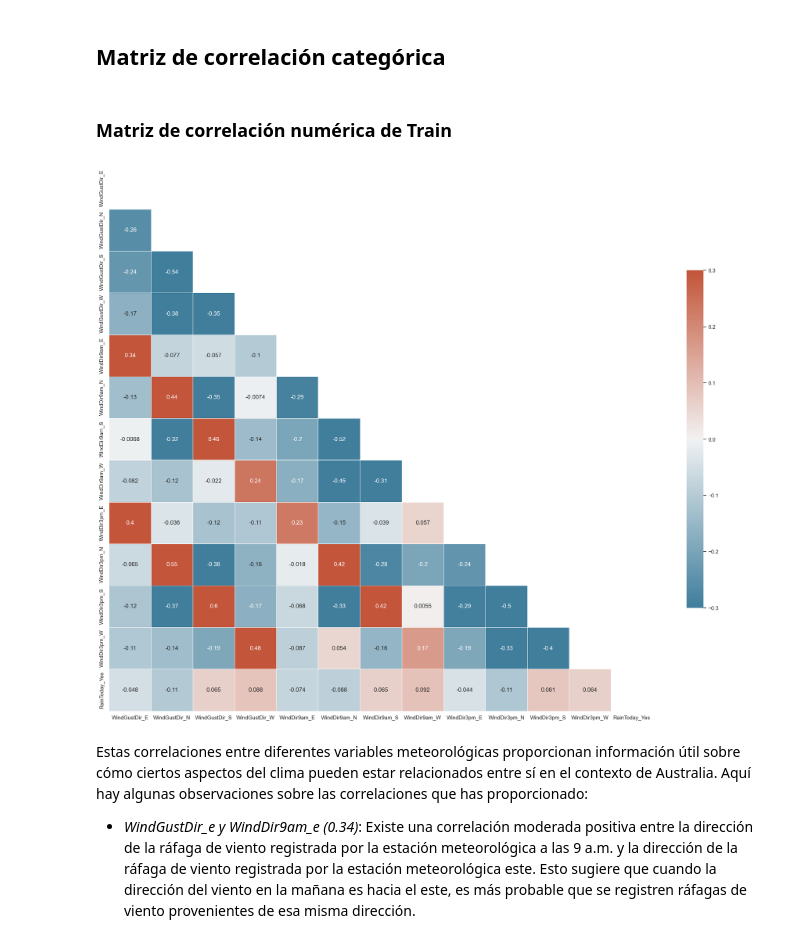
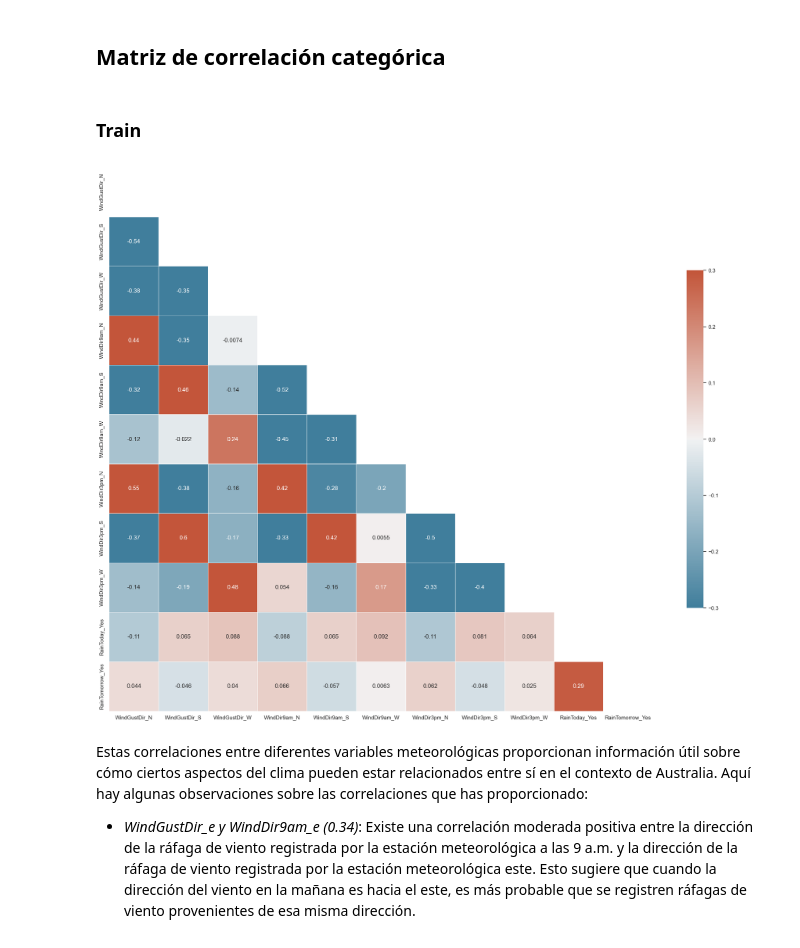
Before and after one commit to C4570/AA1-TUIA-Britos-Moresco, a Jupyter notebook: TP_integrador_AA1.ipynb, the cells around one changed output. Drawn from its saved outputs; the diff is of its cells as text; code cells hidden in the pictures.

```diff
--- a/TP_integrador_AA1.ipynb
+++ b/TP_integrador_AA1.ipynb
@@ -1916,12 +1916,10 @@ diccionario = {
 diccionario_invertido = {valor: clave for clave, lista_valores in diccionario.items() for valor in lista_valores}
 
 # Aplicar la transformación a WindGustDir
-train_categoricas['WindGustDir'] = train_categoricas['WindGustDir'].map(diccionario_invertido)
+train['WindGustDir'] = train['WindGustDir'].map(diccionario_invertido)
 
 # Aplicar la transformación a WindDir9am
-train_categoricas['WindDir9am'] = train_categoricas['WindDir9am'].map(diccionario_invertido)
+train['WindDir9am'] = train['WindDir9am'].map(diccionario_invertido)
 
 # Aplicar la transformación a WindDir3pm
-train_categoricas['WindDir3pm'] = train_categoricas['WindDir3pm'].map(diccionario_invertido)
-
-train_categoricas
+train['WindDir3pm'] = train['WindDir3pm'].map(diccionario_invertido)
@@ -1964 +1944,4 @@ train_dummies
+# %%
+columns_to_dummy = ['WindGustDir', 'WindDir9am', 'WindDir3pm', 'RainToday', 'RainTomorrow']
+train_dummies = pd.get_dummies(train, columns=columns_to_dummy)
 # %% [markdown]
@@ -1983,0 +1949,4 @@ train_dummies
+# %%
+train_dummies = pd.get_dummies(train, columns=columns_to_dummy, drop_first=True)
+# %%
+train_dummies.replace({True: 1, False: 0}, inplace=True)
@@ -2182,29 +2174,29 @@ Al comparar la matriz de correlación de los datos de prueba (test) con la de lo
  - RainTomorrow y Pressure3pm: En el conjunto de entrenamiento, la correlación es -0.11, mientras que en el conjunto de prueba es -0.17. Esto puede implicar que la presión atmosférica a las 3pm tiene una influencia más débil en la probabilidad de lluvia en los datos de entrenamiento.
 # %% [markdown]
 ## Matriz de correlación categórica
-# %% [markdown]
-### Matriz de correlación numérica de Train
+# %% [markdown]
+### Train
 # %%
 sns.set_theme(style="white")
 
 # Compute the correlation matrix
-corr = train_dummies.corr()
+corr = train_dummies[['WindGustDir_N', 'WindGustDir_S', 'WindGustDir_W', 'WindDir9am_N', 'WindDir9am_S', 'WindDir9am_W', 'WindDir3pm_N', 'WindDir3pm_S', 'WindDir3pm_W', 'RainToday_Yes', 'RainTomorrow_Yes']].corr()
 
 # Generate a mask for the upper triangle
 mask = np.triu(np.ones_like(corr, dtype=bool))
 
 # Set up the matplotlib figure
 f, ax = plt.subplots(figsize=(25, 25))
 
 # Generate a custom diverging colormap
 cmap = sns.diverging_palette(230, 20, as_cmap=True)
 
 # Draw the heatmap with the mask and correct aspect ratio
 sns.heatmap(corr, mask=mask, cmap=cmap, vmin=-.3 ,vmax=.3,center=0, square=True,annot=True ,linewidths=.5, cbar_kws={"shrink": .5})
 
 plt.show()
 # %% [output]
-[figure, old version]
+[figure, new version]
 # %% [markdown]
 Estas correlaciones entre diferentes variables meteorológicas proporcionan información útil sobre cómo ciertos aspectos del clima pueden estar relacionados entre sí en el contexto de Australia. Aquí hay algunas observaciones sobre las correlaciones que has proporcionado:
 
```
Also changed, not shown: parts of 158 cells of this notebook.
